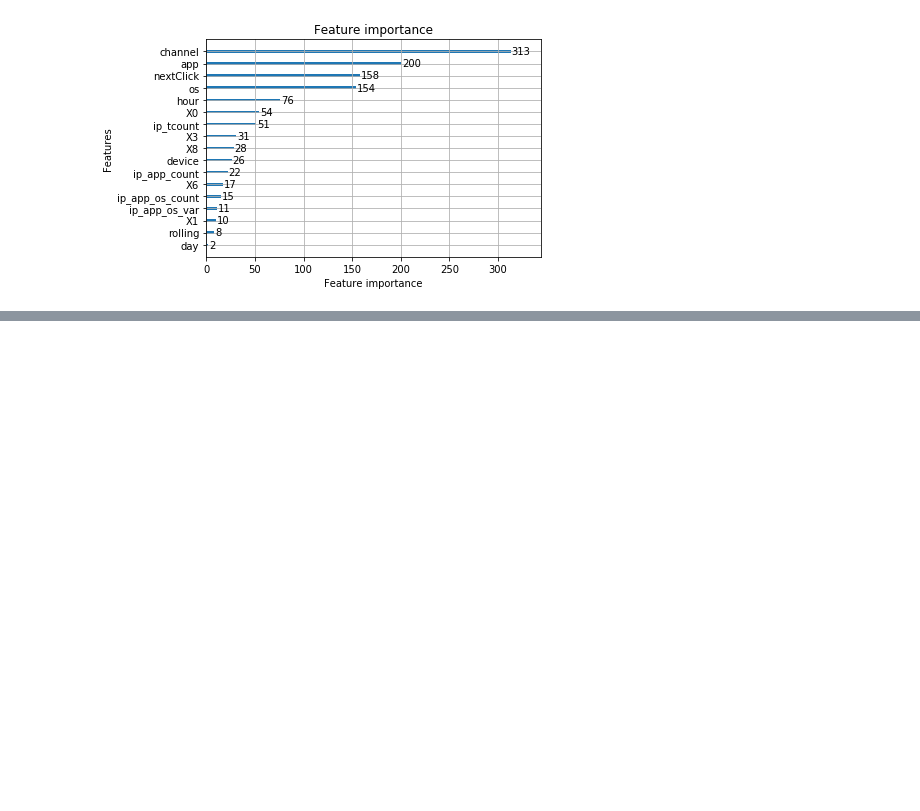
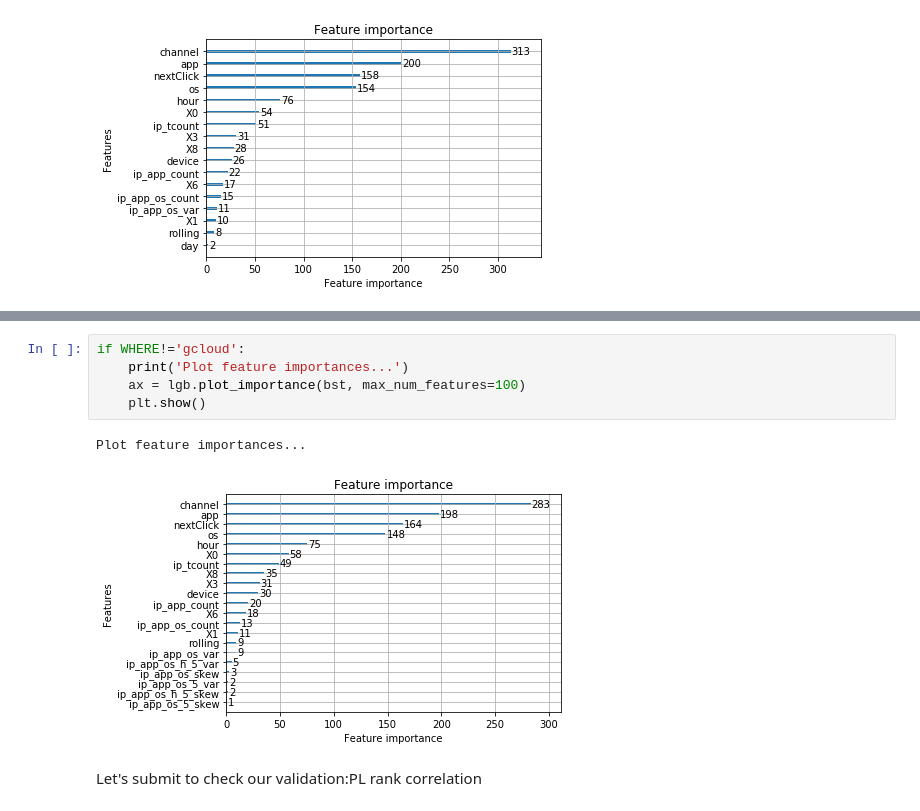
Before and after one commit to zachlandes/fastai, a Jupyter notebook: courses/ml1/fraud-experiments.ipynb, the cells around one changed output, grey strips where cells are left out. Saved outputs shown, nothing was run; the diff lists cells and outputs as text; blank space fills up the shorter version.

```diff
--- a/courses/ml1/fraud-experiments.ipynb
+++ b/courses/ml1/fraud-experiments.ipynb
@@ -1282,0 +1719,10 @@ Plot feature importances...
+# %%
+if WHERE!='gcloud':
+    print('Plot feature importances...')
+    ax = lgb.plot_importance(bst, max_num_features=100)
+    plt.show()
+# %% [output]
+Plot feature importances...
+[figure, added]
+# %% [markdown]
+Let's submit to check our validation:PL rank correlation
```
Also changed, not shown: parts of 5 cells of this notebook.
